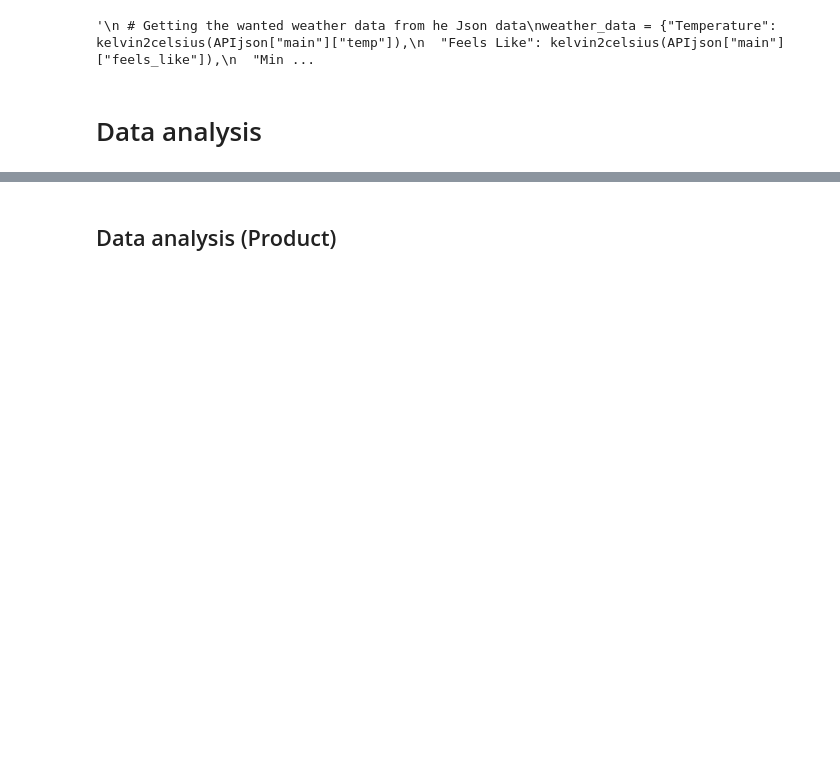
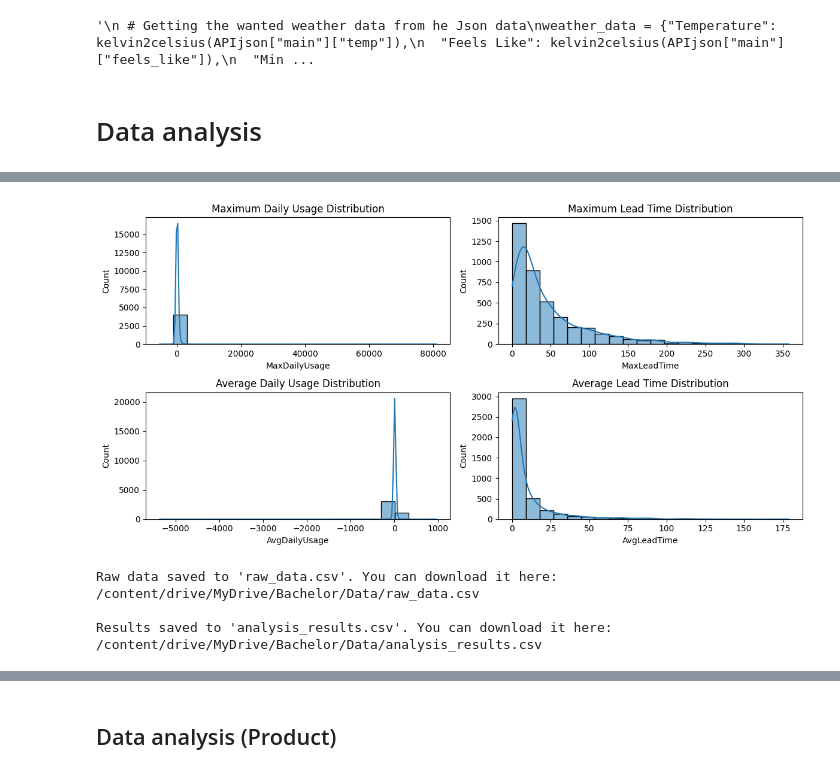
Before and after one commit to Thomas-Schrder/Bachelor-Project, a Jupyter notebook: BachelorML.ipynb, the cells around one changed output, grey strips where cells are left out. Drawn from its saved outputs; the diff is of its cells as text; code cells hidden in the pictures; blank space fills up the shorter version.

```diff
--- a/BachelorML.ipynb
+++ b/BachelorML.ipynb
@@ -378,0 +447,59 @@ WeatherDF
+# %%
+# Convert the "InvoiceDate" column to a datetime format
+data['InvoiceDate'] = pd.to_datetime(data['InvoiceDate'])
+
+# Calculate daily usage and lead time for each item
+data['DailyUsage'] = data.groupby(['StockCode', 'InvoiceDate'])['Quantity'].transform('sum')
+data['LeadTime'] = data.groupby(['StockCode'])['InvoiceDate'].diff().dt.days.fillna(0)
+
+# Calculate the maximum daily usage, maximum lead time, average daily usage, and average lead time
+max_daily_usage = data.groupby(['StockCode'])['DailyUsage'].max()
+max_lead_time = data.groupby(['StockCode'])['LeadTime'].max()
+avg_daily_usage = data.groupby(['StockCode'])['DailyUsage'].mean()
+avg_lead_time = data.groupby(['StockCode'])['LeadTime'].mean()
+
+# Create a DataFrame to store the results
+results = pd.DataFrame({
+    'StockCode': max_daily_usage.index,
+    'MaxDailyUsage': max_daily_usage.values,
+    'MaxLeadTime': max_lead_time.values,
+    'AvgDailyUsage': avg_daily_usage.values,
+    'AvgLeadTime': avg_lead_time.values
+})
+
+# Save the raw data and results to separate CSV files
+raw_data_file = '/content/drive/MyDrive/Bachelor/Data/raw_data.csv'
+results_file = '/content/drive/MyDrive/Bachelor/Data/analysis_results.csv'
+
+data.to_csv(raw_data_file, index=False)
+results.to_csv(results_file, index=False)
+
+# Visualizations
+plt.figure(figsize=(12, 6))
+plt.subplot(2, 2, 1)
+sns.histplot(results['MaxDailyUsage'], bins=20, kde=True)
+plt.title('Maximum Daily Usage Distribution')
+plt.subplot(2, 2, 2)
+sns.histplot(results['MaxLeadTime'], bins=20, kde=True)
+plt.title('Maximum Lead Time Distribution')
+plt.subplot(2, 2, 3)
+sns.histplot(results['AvgDailyUsage'], bins=20, kde=True)
+plt.title('Average Daily Usage Distribution')
+plt.subplot(2, 2, 4)
+sns.histplot(results['AvgLeadTime'], bins=20, kde=True)
+plt.title('Average Lead Time Distribution')
+plt.tight_layout()
+plt.show()
+
+# Provide direct download links for the CSV files
+print("Raw data saved to 'raw_data.csv'. You can download it here:")
+print(raw_data_file)
+print("\nResults saved to 'analysis_results.csv'. You can download it here:")
+print(results_file)
+# %% [output]
+[figure, added]
+Raw data saved to 'raw_data.csv'. You can download it here:
+/content/drive/MyDrive/Bachelor/Data/raw_data.csv
+
+Results saved to 'analysis_results.csv'. You can download it here:
+/content/drive/MyDrive/Bachelor/Data/analysis_results.csv
```
Also changed, not shown: parts of 52 cells of this notebook.
